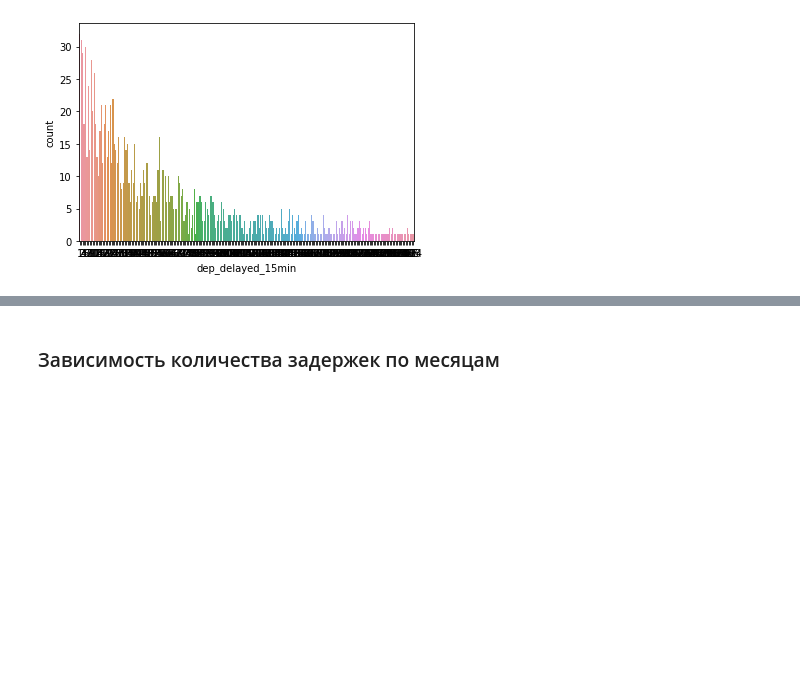
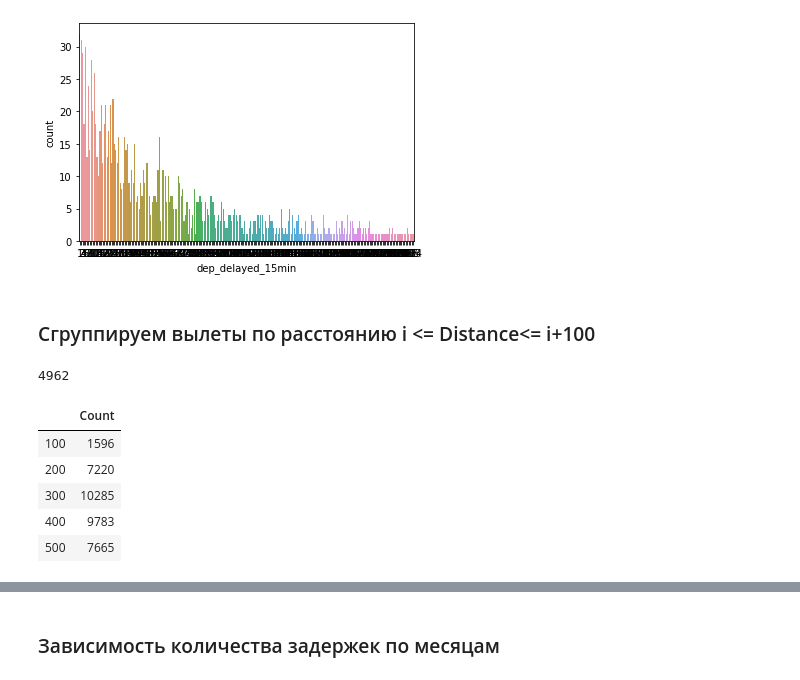
Before and after one commit to Brovina33ka/Advanced_python_hwork, a Jupyter notebook: labs/lab18/Lab18_OOP.ipynb, the cells around one changed output, grey strips where cells are left out. Drawn from its saved outputs; the diff is of its cells as text; code cells hidden in the pictures; blank space fills up the shorter version.

```diff
--- a/labs/lab18/Lab18_OOP.ipynb
+++ b/labs/lab18/Lab18_OOP.ipynb
@@ -38,3 +38,23 @@ sns.countplot(f.groupby('Distance')['dep_delayed_15min'].count())
 # %% [output]
 <matplotlib.axes._subplots.AxesSubplot at 0x...>
 [figure]
+# %% [markdown]
+### Сгруппируем вылеты по расстоянию i <= Distance<= i+100
+# %%
+f['Distance'].max()
+# %% [output]
+4962
+# %%
+Dist = [i for i in range(0, 5100, 100)]
+Numbers = []
+for i in range(len(Dist)-1):
+    a = f[(f['Distance'] >= Dist[i])&(f['Distance'] <= Dist[i+1])]['dep_delayed_15min'].count()
+    Numbers.append(a)
+c = pd.DataFrame({'Count': Numbers}, index =Dist[1::])
+# %% [output]
+|  | Count |
+| 100 | 1596 |
+| 200 | 7220 |
+| 300 | 10285 |
+| 400 | 9783 |
+| 500 | 7665 |
```
Also changed, not shown: parts of 2 cells of this notebook.
